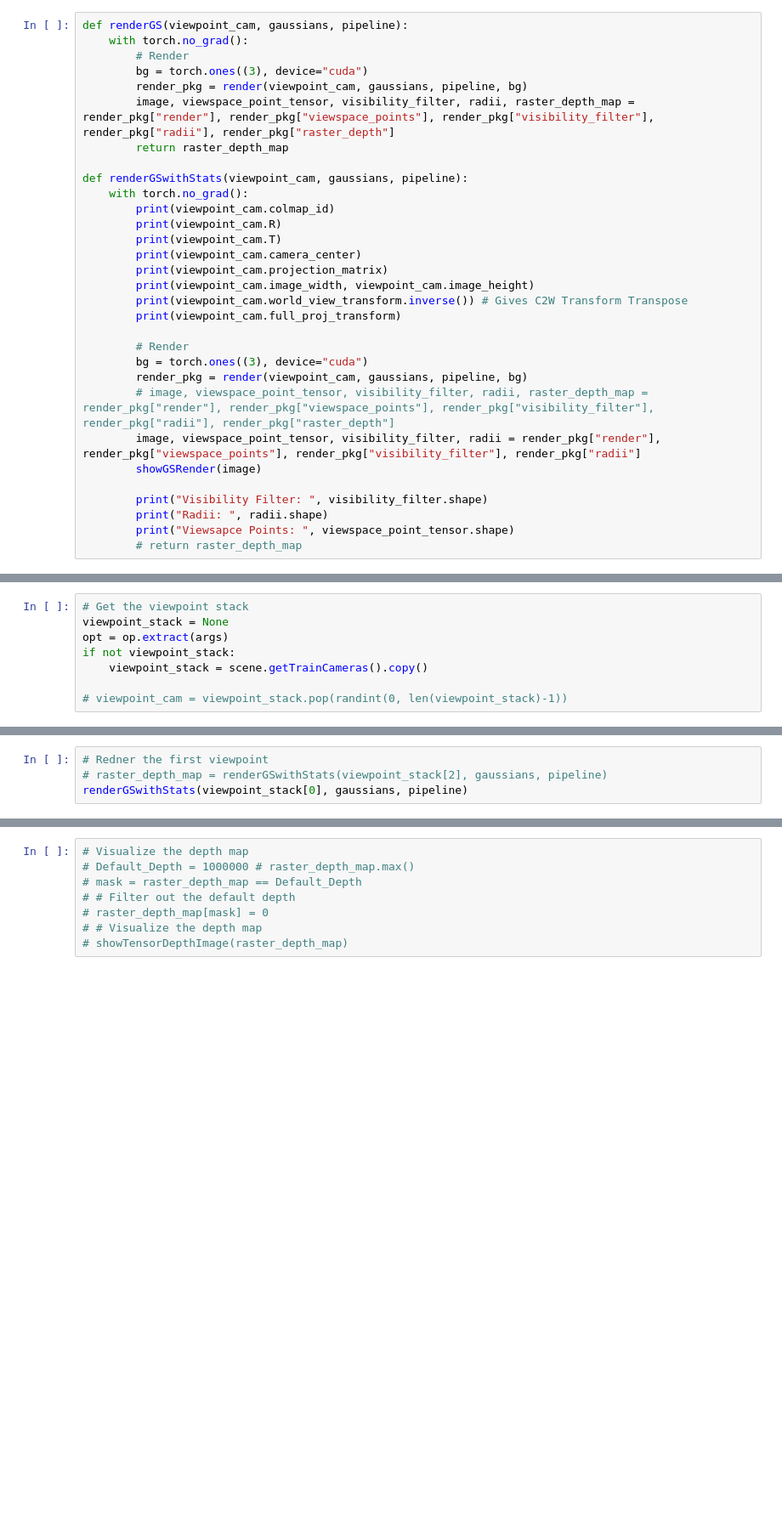
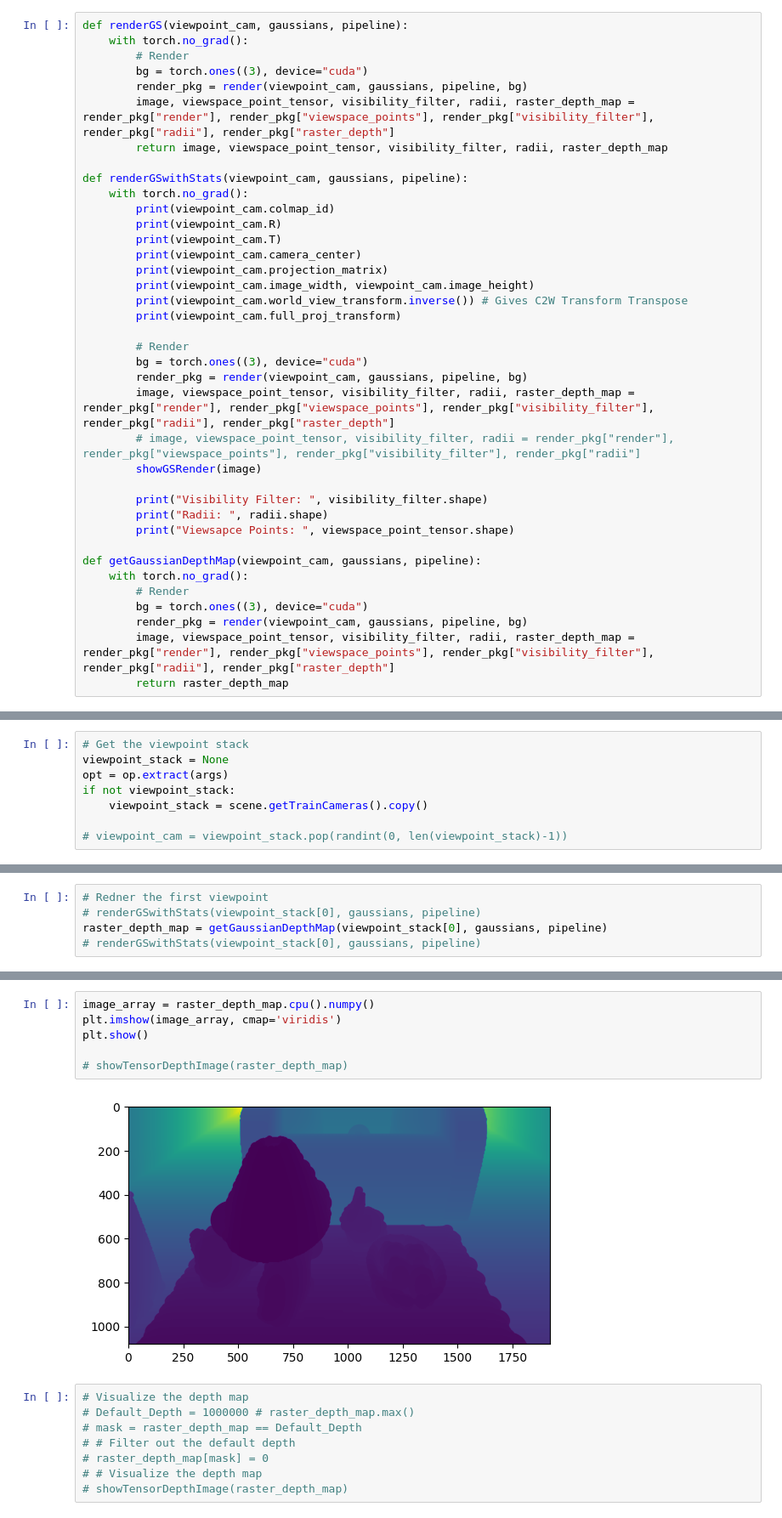
Before and after one commit to viswaravi/gaussian-splatting, a Jupyter notebook: Progressive_Train-Synthetic.ipynb, the cells around one changed output, grey strips where cells are left out. Shown at 85% size. Drawn from its saved outputs; the diff is of its cells as text; blank space fills up the shorter version.

```diff
--- a/Progressive_Train-Synthetic.ipynb
+++ b/Progressive_Train-Synthetic.ipynb
@@ -90,7 +90,7 @@ def renderGS(viewpoint_cam, gaussians, pipeline):
         bg = torch.ones((3), device="cuda")
         render_pkg = render(viewpoint_cam, gaussians, pipeline, bg)
         image, viewspace_point_tensor, visibility_filter, radii, raster_depth_map = render_pkg["render"], render_pkg["viewspace_points"], render_pkg["visibility_filter"], render_pkg["radii"], render_pkg["raster_depth"]
-        return raster_depth_map
+        return image, viewspace_point_tensor, visibility_filter, radii, raster_depth_map
 
 def renderGSwithStats(viewpoint_cam, gaussians, pipeline):
     with torch.no_grad():
@@ -106,14 +106,21 @@ def renderGSwithStats(viewpoint_cam, gaussians, pipeline):
         # Render
         bg = torch.ones((3), device="cuda")
         render_pkg = render(viewpoint_cam, gaussians, pipeline, bg)
-        # image, viewspace_point_tensor, visibility_filter, radii, raster_depth_map = render_pkg["render"], render_pkg["viewspace_points"], render_pkg["visibility_filter"], render_pkg["radii"], render_pkg["raster_depth"]
-        image, viewspace_point_tensor, visibility_filter, radii = render_pkg["render"], render_pkg["viewspace_points"], render_pkg["visibility_filter"], render_pkg["radii"]
+        image, viewspace_point_tensor, visibility_filter, radii, raster_depth_map = render_pkg["render"], render_pkg["viewspace_points"], render_pkg["visibility_filter"], render_pkg["radii"], render_pkg["raster_depth"]
+        # image, viewspace_point_tensor, visibility_filter, radii = render_pkg["render"], render_pkg["viewspace_points"], render_pkg["visibility_filter"], render_pkg["radii"]
         showGSRender(image)
 
         print("Visibility Filter: ", visibility_filter.shape)
         print("Radii: ", radii.shape)
         print("Viewsapce Points: ", viewspace_point_tensor.shape)
-        # return raster_depth_map
+
+def getGaussianDepthMap(viewpoint_cam, gaussians, pipeline):
+    with torch.no_grad():
+        # Render
+        bg = torch.ones((3), device="cuda")
+        render_pkg = render(viewpoint_cam, gaussians, pipeline, bg)
+        image, viewspace_point_tensor, visibility_filter, radii, raster_depth_map = render_pkg["render"], render_pkg["viewspace_points"], render_pkg["visibility_filter"], render_pkg["radii"], render_pkg["raster_depth"]
+        return raster_depth_map
 # %%
 # Setup Command line Arg
 sys.argv = ["train.py",
@@ -187,4 +176,5 @@ for v in viewpoint_stack:
 # %%
 # Redner the first viewpoint
-# raster_depth_map = renderGSwithStats(viewpoint_stack[2], gaussians, pipeline)
-renderGSwithStats(viewpoint_stack[0], gaussians, pipeline)
+# renderGSwithStats(viewpoint_stack[0], gaussians, pipeline)
+raster_depth_map = getGaussianDepthMap(viewpoint_stack[0], gaussians, pipeline)
+# renderGSwithStats(viewpoint_stack[0], gaussians, pipeline)
@@ -215,3 +181,11 @@ Viewsapce Points:  torch.Size([217088, 3])
+# %%
+image_array = raster_depth_map.cpu().numpy()
+plt.imshow(image_array, cmap='viridis')
+plt.show()
+
+# showTensorDepthImage(raster_depth_map)
+# %% [output]
+[figure, added]
 # %%
 # Visualize the depth map
 # Default_Depth = 1000000 # raster_depth_map.max()
```
Also changed, not shown: parts of 8 cells of this notebook, 5 other files.
